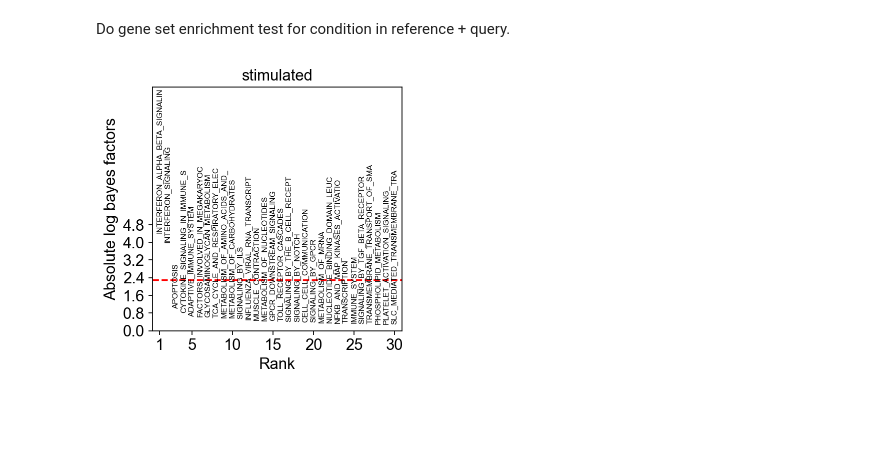
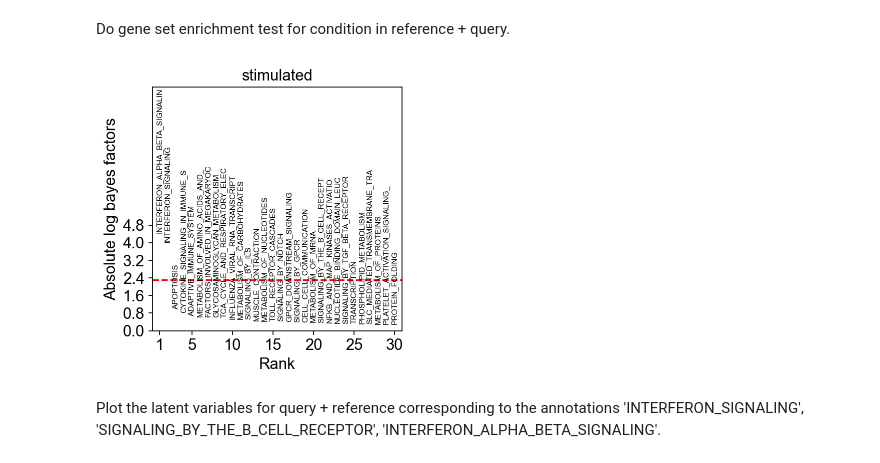
Before and after one commit to theislab/scarches, a Jupyter notebook: notebooks/expimap_surgery_pipeline.ipynb, the cells around one changed output. Cells and saved outputs as stored; diff of their text form; code cells hidden in the pictures; blank space fills up the shorter version.

```diff
--- a/notebooks/expimap_surgery_pipeline.ipynb
+++ b/notebooks/expimap_surgery_pipeline.ipynb
@@ -248,4 +225,0 @@ latents = (q_intr_cvae.get_latent(mean=MEAN) * kang.uns['directions'])[:, idx]
-# %%
-kang.obs['INTERFERON_SIGNALING'] = latents[:, 0]
-kang.obs['SIGNALING_BY_THE_B_CELL_RECEPT'] = latents[:, 1]
-kang.obs['INTERFERON_ALPHA_BETA_SIGNALIN'] = latents[:, 2]
@@ -268,3 +225,0 @@ latents = (intr_cvae.get_latent(mean=MEAN) * kang.uns['directions'])[:, idx]
-# %%
-adata.obs['INTERFERON_SIGNALING'] = latents[:, 0]
-adata.obs['SIGNALING_BY_THE_B_CELL_RECEPT'] = latents[:, 1]
@@ -277,7 +228,9 @@ sc.pl.scatter(adata, x='INTERFERON_SIGNALING', y='SIGNALING_BY_THE_B_CELL_RECEPT
 # %%
 kang_pbmc = sc.AnnData.concatenate(adata, kang, batch_key='batch_join')
+# %%
+kang_pbmc.uns['terms'] = adata.uns['terms']
 # %%
-kang_pbmc.obsm['X_cvae'] = q_intr_cvae.get_latent(kang_pbmc.X, kang_pbmc.obs['study'].tolist(), mean=MEAN)[:, ~inactive_idx]
+kang_pbmc.obsm['X_cvae'] = q_intr_cvae.get_latent(kang_pbmc.X, kang_pbmc.obs['study'], mean=MEAN)[:, ~inactive_idx]
 # %%
 sc.pp.neighbors(kang_pbmc, use_rep='X_cvae')
 sc.tl.umap(kang_pbmc)
@@ -338,4 +294,6 @@ q_intr_cvae.latent_enrich(groups='condition_joint', comparison='control', adata=
 # %%
-fig = sca.plotting.plot_abs_bfs(kang_pbmc, terms=terms, yt_step=0.8, scale_y=2.5, fontsize=7)
+fig = sca.plotting.plot_abs_bfs(kang_pbmc, yt_step=0.8, scale_y=2.5, fontsize=7)
 # %% [output]
-[figure, old version]
+[figure, new version]
+# %% [markdown]
+Plot the latent variables for query + reference corresponding to the annotations 'INTERFERON_SIGNALING', 'SIGNALING_BY_THE_B_CELL_RECEPTOR', 'INTERFERON_ALPHA_BETA_SIGNALING'.
```
Also changed, not shown: parts of 30 cells of this notebook, 1 other file.
